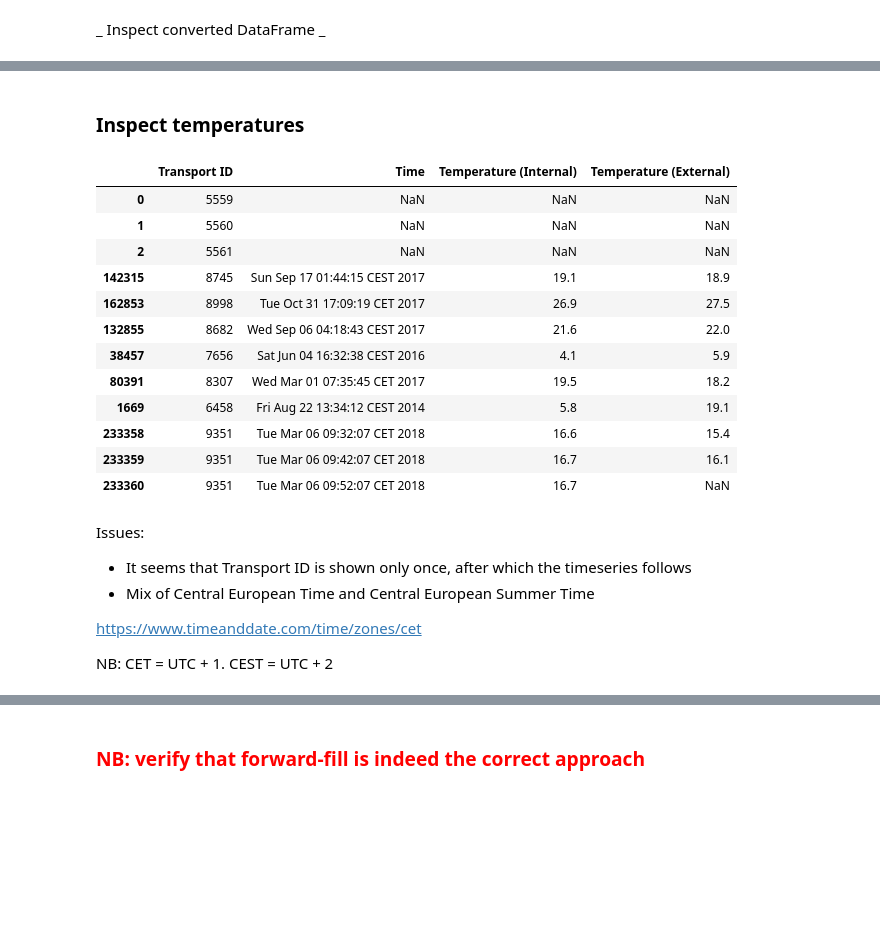
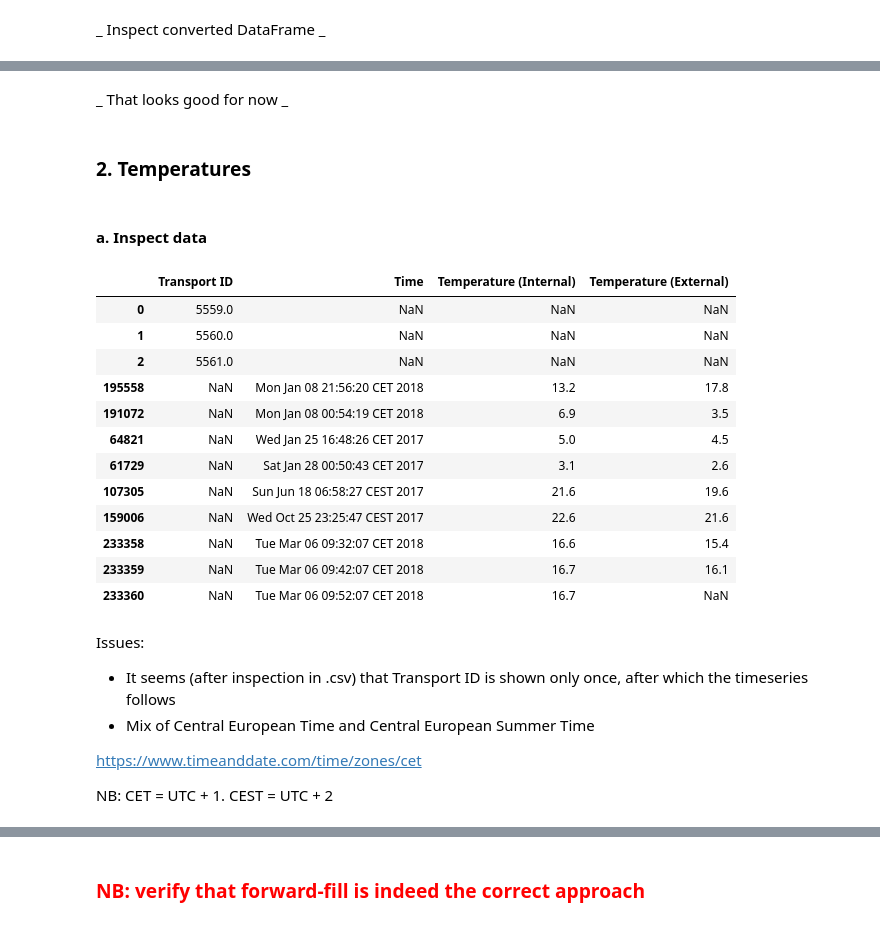
Before and after one commit to chriswegmann/prometheon, a Jupyter notebook: analytics/DataCleanup.ipynb, the cells around one changed output, grey strips where cells are left out. Cells and saved outputs as stored; diff of their text form; code cells hidden in the pictures; blank space fills up the shorter version.

```diff
--- a/analytics/DataCleanup.ipynb
+++ b/analytics/DataCleanup.ipynb
@@ -107,5 +107,9 @@ pd.concat([transport.head(3),
 | 3787 | 9351 | 012-10060 | 1500CRT | Frigo Trans Fussgoenheim | 2018-05-03 06:00:00 | NaN | ... |
 | 3788 | 9351 | 011-10037 | 1500C | Frigo Trans Fussgoenheim | 2018-05-03 06:00:00 | NaN | ... |
 | 3789 | 9351 | 011-10038 | 1500C | Frigo Trans Fussgoenheim | 2018-05-03 06:00:00 | NaN | ... |
+# %% [markdown]
+_ That looks good for now _
+# %% [markdown]
+### 2. Temperatures
 # %% [markdown]
-### Inspect temperatures
+#### a. Inspect data
@@ -112,23 +118,25 @@ pd.concat([transport.head(3),
 # %%
 # Show first 3 rows, 4 random samples, last 3 rows
-pd.concat([temperatures.head(3), temperatures.sample(6), temperatures.tail(3)])
+pd.concat([temperatures.head(3),
+           temperatures.sample(6, random_state=0),
+           temperatures.tail(3)])
 # %% [output]
 |  | Transport ID | Time | Temperature (Internal) | Temperature (External) |
-| 0 | 5559 | NaN | NaN | NaN |
-| 1 | 5560 | NaN | NaN | NaN |
-| 2 | 5561 | NaN | NaN | NaN |
-| 142315 | 8745 | Sun Sep 17 01:44:15 CEST 2017 | 19.1 | 18.9 |
-| 162853 | 8998 | Tue Oct 31 17:09:19 CET 2017 | 26.9 | 27.5 |
-| 132855 | 8682 | Wed Sep 06 04:18:43 CEST 2017 | 21.6 | 22.0 |
-| 38457 | 7656 | Sat Jun 04 16:32:38 CEST 2016 | 4.1 | 5.9 |
-| 80391 | 8307 | Wed Mar 01 07:35:45 CET 2017 | 19.5 | 18.2 |
-| 1669 | 6458 | Fri Aug 22 13:34:12 CEST 2014 | 5.8 | 19.1 |
-| 233358 | 9351 | Tue Mar 06 09:32:07 CET 2018 | 16.6 | 15.4 |
-| 233359 | 9351 | Tue Mar 06 09:42:07 CET 2018 | 16.7 | 16.1 |
-| 233360 | 9351 | Tue Mar 06 09:52:07 CET 2018 | 16.7 | NaN |
+| 0 | 5559.0 | NaN | NaN | NaN |
+| 1 | 5560.0 | NaN | NaN | NaN |
+| 2 | 5561.0 | NaN | NaN | NaN |
+| 195558 | NaN | Mon Jan 08 21:56:20 CET 2018 | 13.2 | 17.8 |
+| 191072 | NaN | Mon Jan 08 00:54:19 CET 2018 | 6.9 | 3.5 |
+| 64821 | NaN | Wed Jan 25 16:48:26 CET 2017 | 5.0 | 4.5 |
+| 61729 | NaN | Sat Jan 28 00:50:43 CET 2017 | 3.1 | 2.6 |
+| 107305 | NaN | Sun Jun 18 06:58:27 CEST 2017 | 21.6 | 19.6 |
+| 159006 | NaN | Wed Oct 25 23:25:47 CEST 2017 | 22.6 | 21.6 |
+| 233358 | NaN | Tue Mar 06 09:32:07 CET 2018 | 16.6 | 15.4 |
+| 233359 | NaN | Tue Mar 06 09:42:07 CET 2018 | 16.7 | 16.1 |
+| 233360 | NaN | Tue Mar 06 09:52:07 CET 2018 | 16.7 | NaN |
 # %% [markdown]
 Issues:
-- It seems that Transport ID is shown only once, after which the timeseries follows
+- It seems (after inspection in .csv) that Transport ID is shown only once, after which the timeseries follows
 - Mix of Central European Time and Central European Summer Time
 
 https://www.timeanddate.com/time/zones/cet
```
Also changed, not shown: parts of 13 cells of this notebook, 1 other file.
